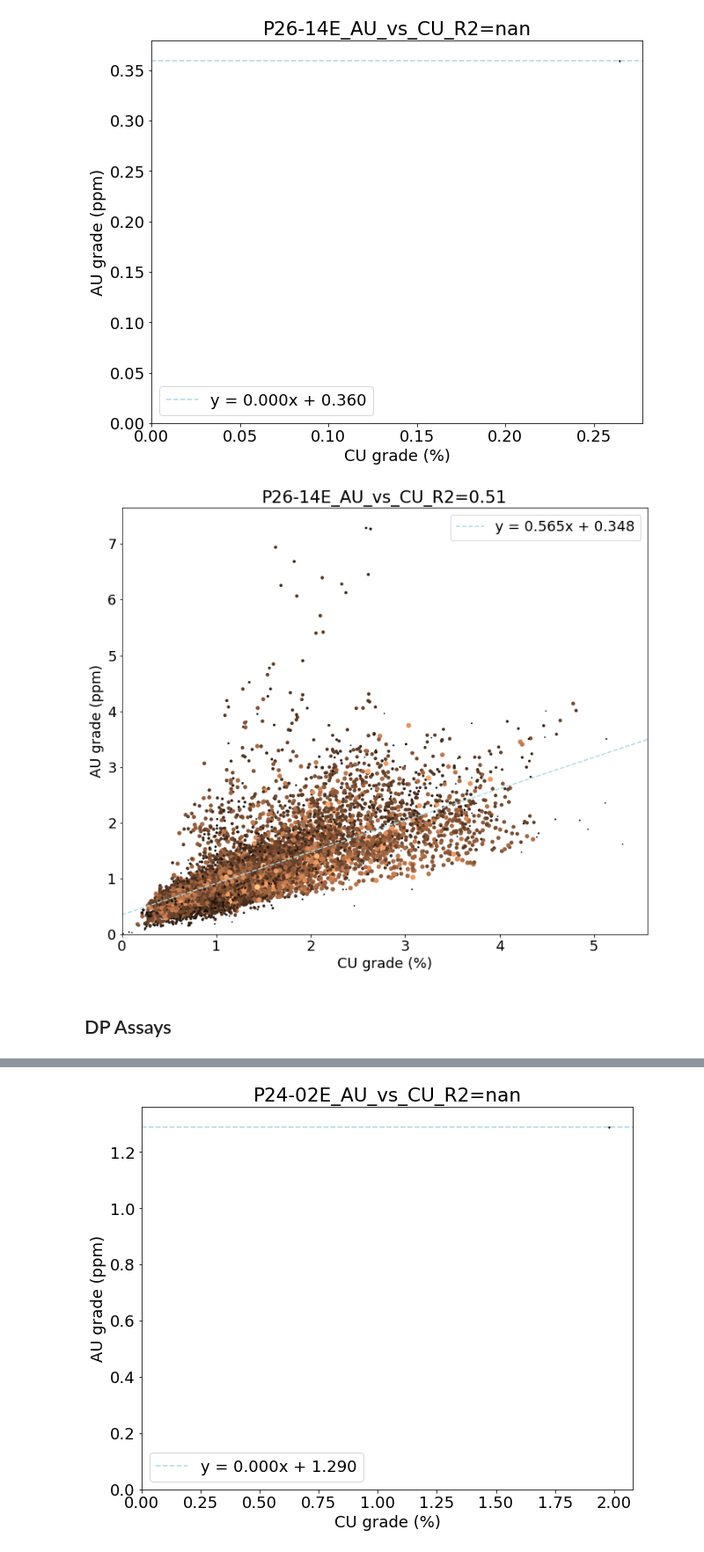
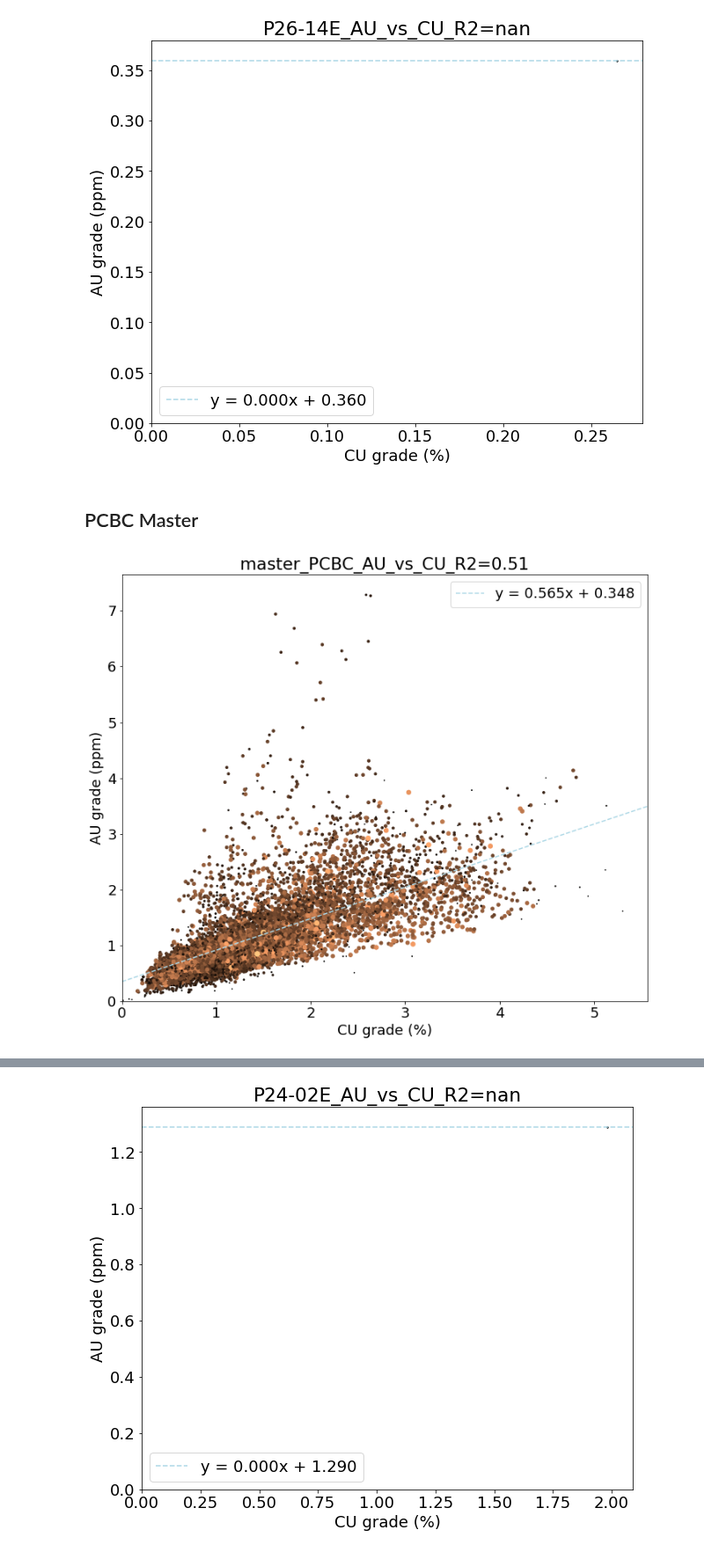
Before and after one commit to jouytrew/masters_pfti, a Jupyter notebook: notebooks/grade_analysis_compare_dp_pcbc.ipynb, the cells around one changed output, grey strips where cells are left out. Shown at 88% size. Drawn from its saved outputs; the diff is of its cells as text; code cells hidden in the pictures.

Commit message:
Added new grade comparison visualizations

```diff
--- a/notebooks/grade_analysis_compare_dp_pcbc.ipynb
+++ b/notebooks/grade_analysis_compare_dp_pcbc.ipynb
@@ -110,3 +112,6 @@ def plot_au_vs_cu(ax, w, x, y, dhid=None, min_s=2, max_s=298, alpha=1):
+# %%
+pcbc_lr_params = {}
+assay_lr_params = {}
 # %%
 fig = plt.figure()
 fig.set_size_inches(10, 8)
@@ -116,38 +121,54 @@ ax = fig.add_subplot()
 for dhid in pcbc_dhids:
     w, x, y = pcbc_groups[dhid]
 
+    m, b, r_squared = calculated_linear_regression_parameters(x, y, w)
+    pcbc_lr_params[dhid] = {
+        'r2': r_squared,
+        'm': m,
+        'b': b
+    }
+
     ax.cla()
-    r2 = plot_au_vs_cu(ax, w, x, y, dhid=dhid)
+    plot_au_vs_cu(ax, w, x, y, dhid=dhid)
+
+    ax.set_title(f'{dhid}_AU_vs_CU_R2={r_squared:.2f}')
+    ax.axline((0, b), slope=m, color='lightblue', ls='--', label=f'y = {m:.3f}x + {b:.3f}')
+    ax.legend()
 
     if SAVE:
         save_loc = output_dir + f'{dhid}/'
         if not os.path.exists(save_loc):
             os.makedirs(save_loc)
-        fig.savefig(save_loc + f'{dhid}_PCBC_R2={r2:.2f}.svg', format='svg')
+        fig.savefig(save_loc + f'{dhid}_PCBC_R2={r_squared:.2f}.svg', format='svg')
 
 
 # TODO: do not perform linear regression on drawpoints with fewer than 3 values
 # TODO: compare PCBC and Assay linear regressions
 # %% [output]
 [figure]
+# %% [markdown]
+## PCBC Master
 # %%
 # Perform the same code but for the master dataset
 
 fig = plt.figure()
 fig.set_size_inches(12, 10)
 ax = fig.add_subplot()
 
 w, x, y = pcbc_df['weight'], pcbc_df['CU'], pcbc_df['AU']
+m, b, r_squared = calculated_linear_regression_parameters(x, y, w)
 
 ax.cla()
-r2 = plot_au_vs_cu(ax, w, x, y, dhid=dhid, min_s=0.5, max_s=38)
+plot_au_vs_cu(ax, w, x, y, dhid=dhid, min_s=0.5, max_s=38)
+
+ax.set_title(f'master_PCBC_AU_vs_CU_R2={r_squared:.2f}')
+ax.axline((0, b), slope=m, color='lightblue', ls='--', label=f'y = {m:.3f}x + {b:.3f}')
+ax.legend()
 
 if SAVE:
     save_loc = output_dir + f'master/'
     if not os.path.exists(save_loc):
         os.makedirs(save_loc)
-    fig.savefig(save_loc + f'master_PCBC_R2={r2:.2f}.svg', format='svg')
+    fig.savefig(save_loc + f'master_PCBC_R2={r_squared:.2f}.svg', format='svg')
 # %% [output]
-[figure, old version]
+[figure, new version]
-# %% [markdown]
-## DP Assays
```
Also changed, not shown: parts of 13 cells of this notebook.
